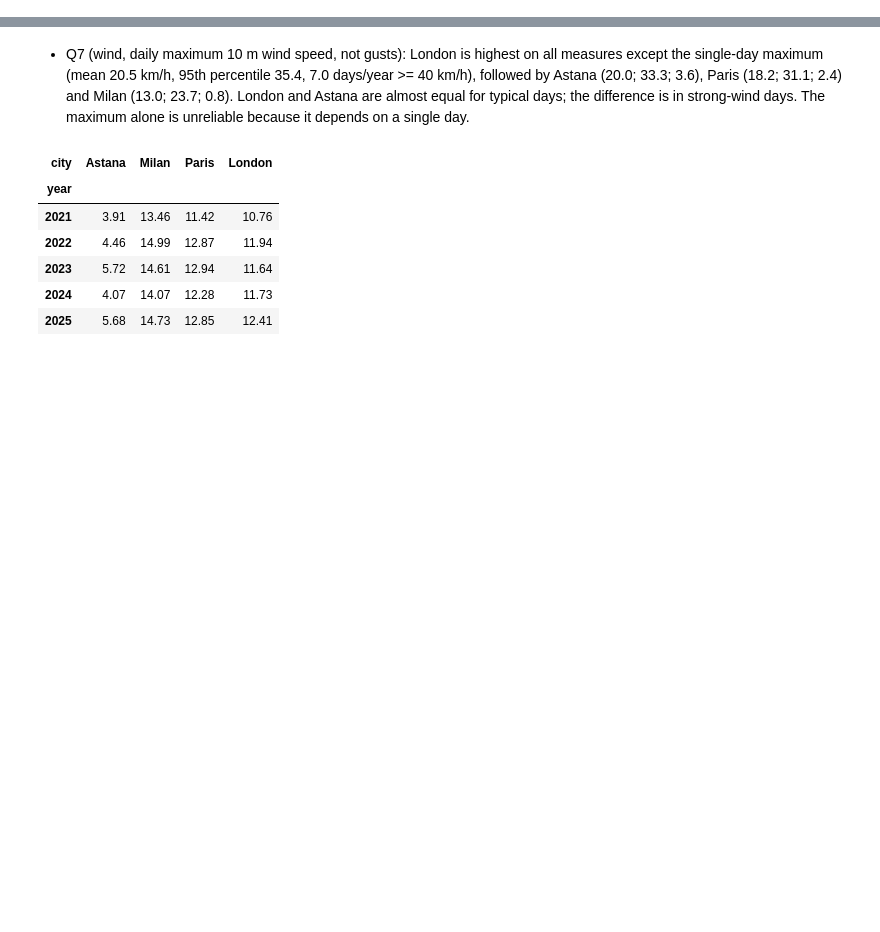
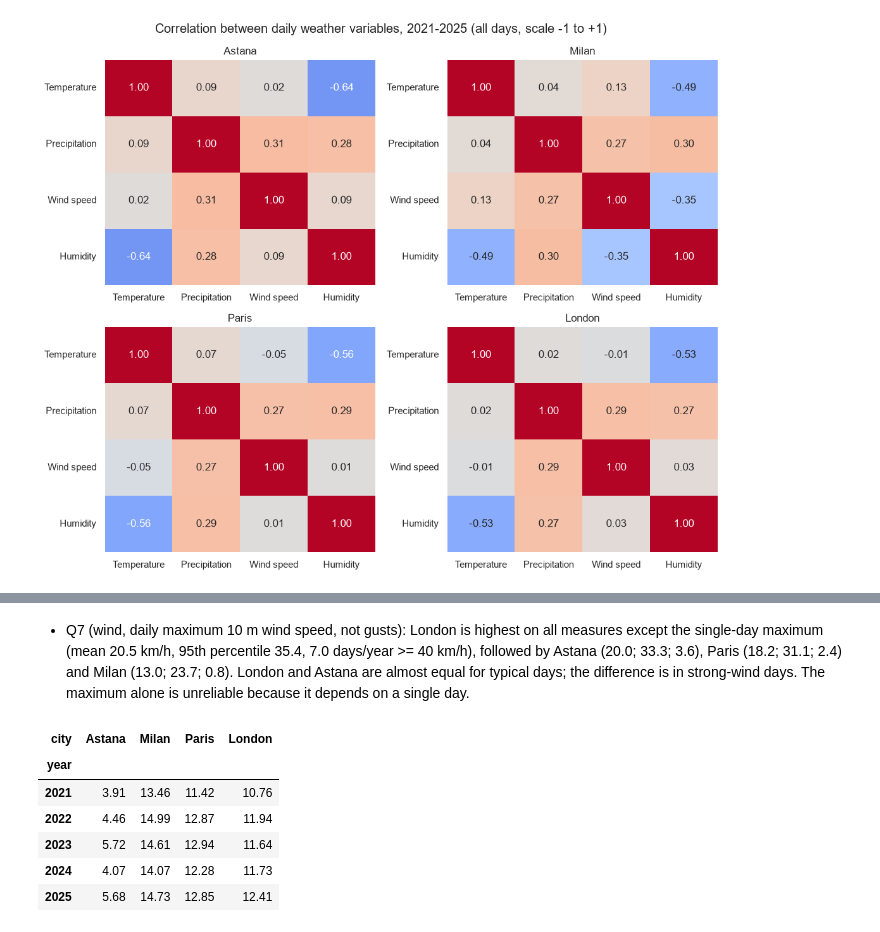
Before and after one commit to marlesulydan/Weather-data-analysis-, a Jupyter notebook: notebooks/weather_analysis.ipynb, the cells around one changed output, grey strips where cells are left out. Cells and saved outputs as stored; diff of their text form; code cells hidden in the pictures; blank space fills up the shorter version.

Commit message:
Add final figures and correlation heatmaps

```diff
--- a/notebooks/weather_analysis.ipynb
+++ b/notebooks/weather_analysis.ipynb
@@ -0,0 +11,25 @@
+# %%
+variables = [
+    "temperature_2m_mean",
+    "precipitation_sum",
+    "wind_speed_10m_max",
+    "relative_humidity_2m_mean",
+]
+short_names = ["Temperature", "Precipitation", "Wind speed", "Humidity"]
+
+fig, axes = plt.subplots(2, 2, figsize=(11, 9))
+for ax, city in zip(axes.flat, CITY_ORDER):
+    corr = weather.loc[weather["city"] == city, variables].corr()
+    corr.index = short_names
+    corr.columns = short_names
+    sns.heatmap(
+        corr, annot=True, fmt=".2f", cmap="coolwarm",
+        center=0, vmin=-1, vmax=1, ax=ax, cbar=False,
+    )
+    ax.set_title(city)
+
+fig.suptitle("Correlation between daily weather variables, 2021-2025 (all days, scale -1 to +1)")
+plt.tight_layout()
+plt.show()
+# %% [output]
+[figure, added]
```
Also changed, not shown: parts of 5 cells of this notebook.
